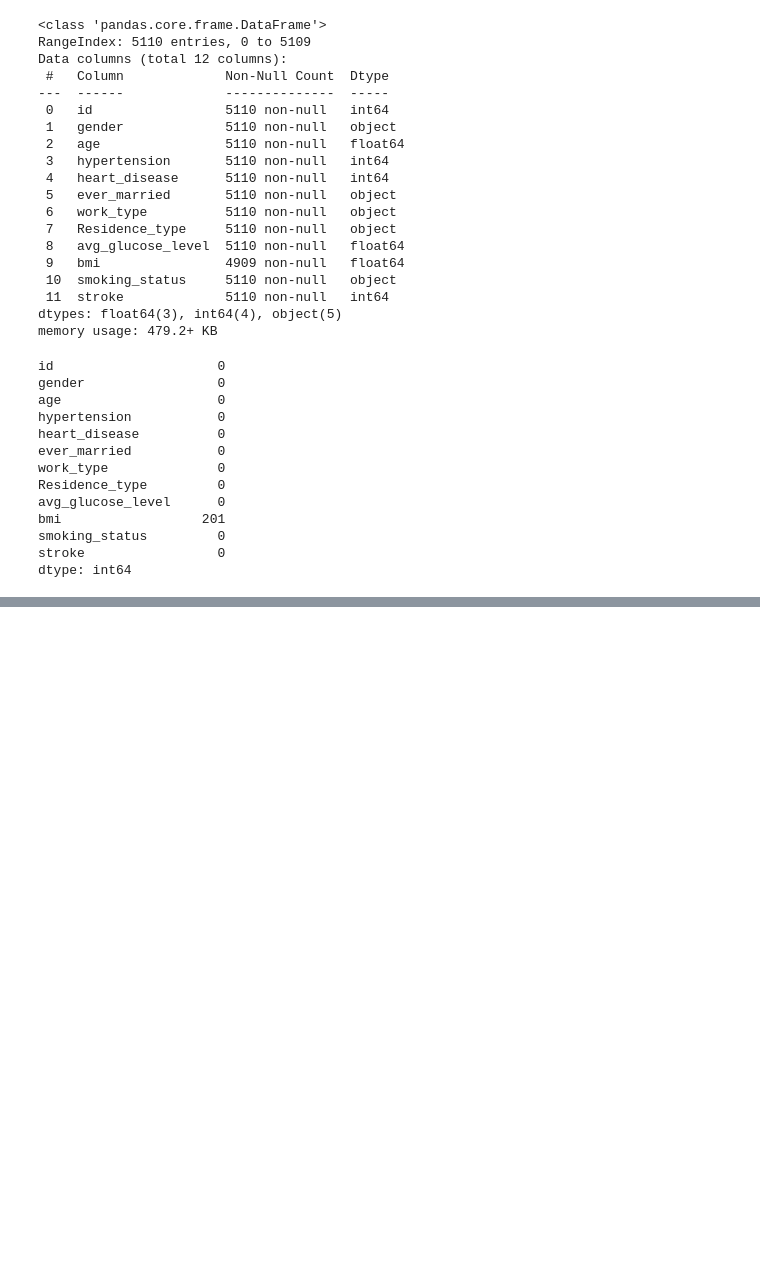
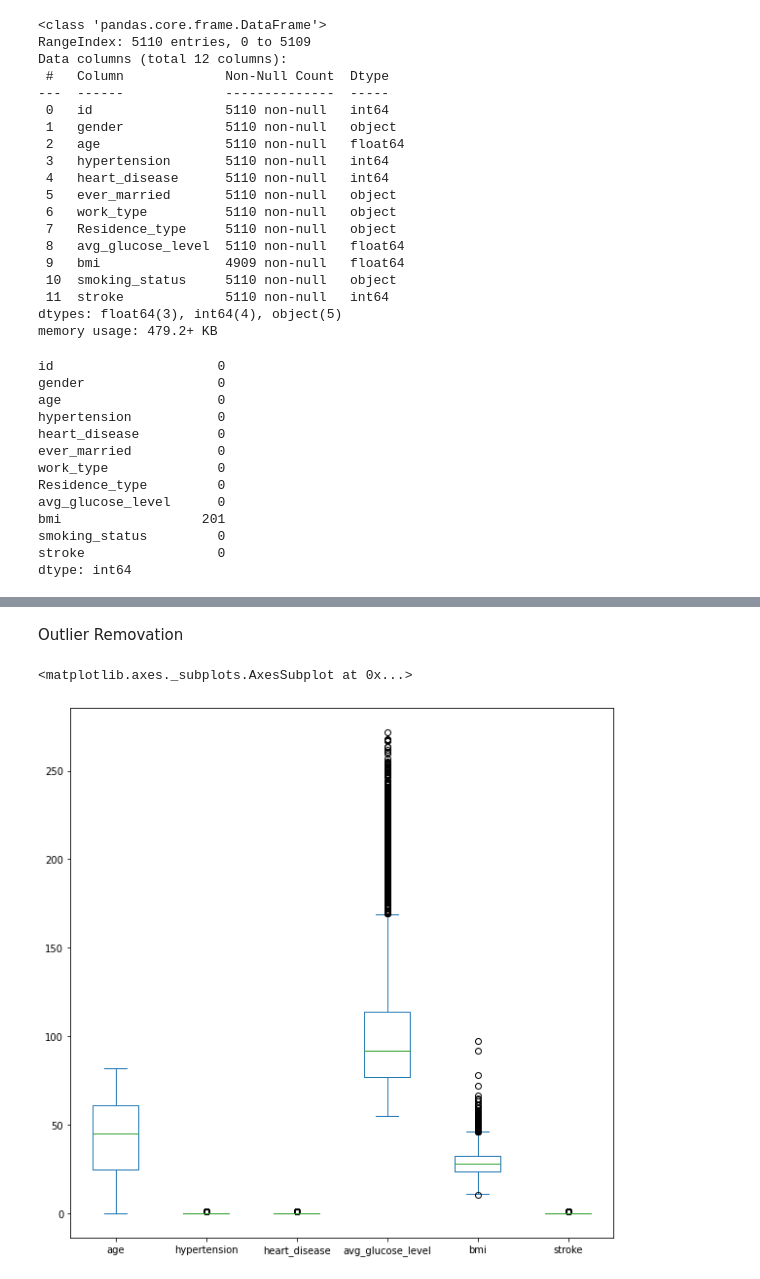
Before and after one commit to aditya002ai/MachineLearning, a Jupyter notebook: Stroke_Patients_Prediction.ipynb, the cells around one changed output, grey strips where cells are left out. Saved outputs shown, nothing was run; the diff lists cells and outputs as text; code cells hidden in the pictures; blank space fills up the shorter version.

```diff
--- a/Stroke_Patients_Prediction.ipynb
+++ b/Stroke_Patients_Prediction.ipynb
@@ -58,0 +93,2 @@ dtype: int64
+# %%
+data['bmi'].fillna(data['bmi'].mean(), inplace = True)
@@ -58,0 +113,2 @@ dtype: int64
+# %%
+data.drop('id', axis = 1, inplace = True)
@@ -58,0 +131,8 @@ dtype: int64
+# %% [markdown]
+Outlier Removation
+# %%
+plt.rcParams['figure.figsize'] = (10,10)
+data.plot(kind = 'box')
+# %% [output]
+<matplotlib.axes._subplots.AxesSubplot at 0x...>
+[figure, added]
```
Also changed, not shown: parts of 15 cells of this notebook.
